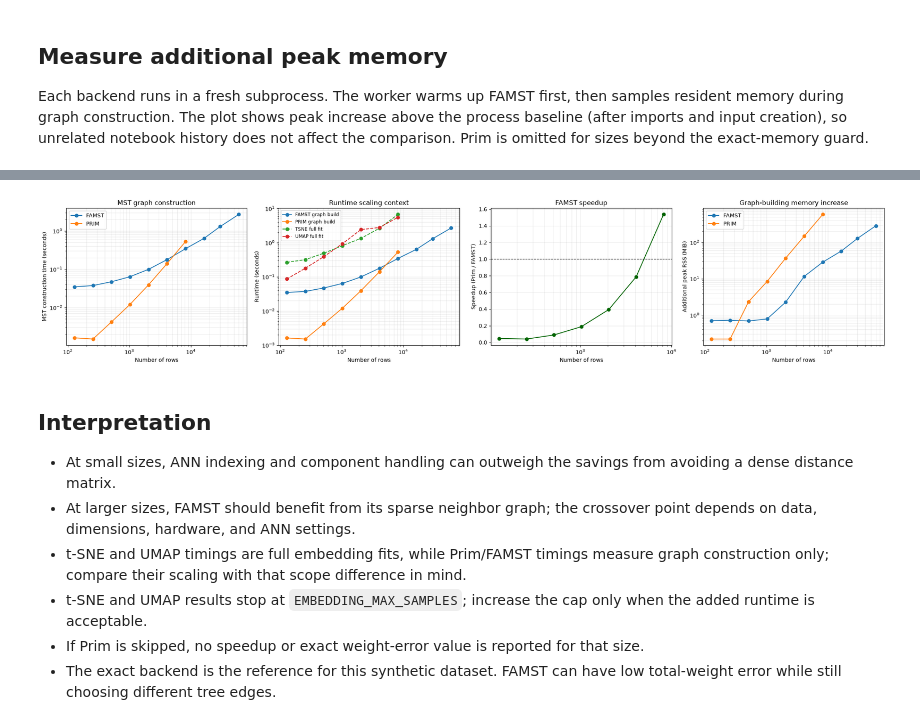
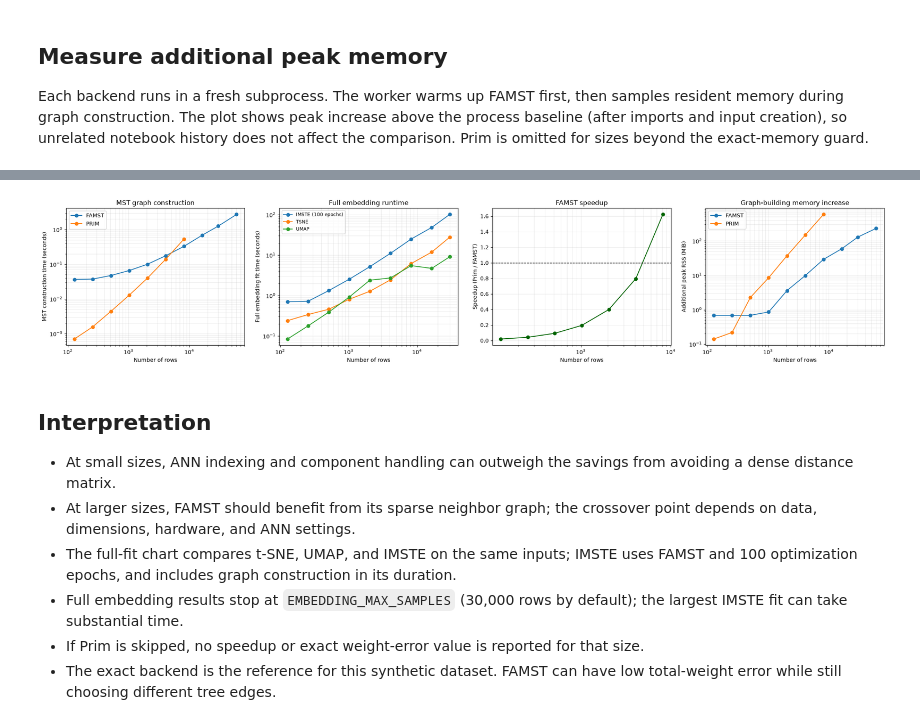
Before and after one commit to fabriziocosta/mst_embedding, a Jupyter notebook: notebooks/mst_scaling_benchmark.ipynb, the cells around one changed output, grey strips where cells are left out. Drawn from its saved outputs; the diff is of its cells as text; code cells hidden in the pictures.

```diff
--- a/notebooks/mst_scaling_benchmark.ipynb
+++ b/notebooks/mst_scaling_benchmark.ipynb
@@ -63,9 +64,11 @@ REPEATS = 2
 DATA_SEED = 42
 BENCHMARK_SEED = 123
 EXACT_MEMORY_BUDGET_GB = 1.0
-EMBEDDING_MAX_SAMPLES = 8_192
+EMBEDDING_MAX_SAMPLES = 30_000
 TSNE_ITERATIONS = 1_000
 UMAP_NEIGHBORS = 15
+IMSTE_MSTS = 15
+IMSTE_EPOCHS = 100
 
 TSNE_ITERATION_PARAMETER = (
     'max_iter' if 'max_iter' in signature(TSNE).parameters else 'n_iter'
@@ -211,20 +218,32 @@ for n_samples in SAMPLE_SIZES:
         size=(n_samples, N_FEATURES)
     )
 
-    for method in ('tsne', 'umap'):
+    for method in ('tsne', 'umap', 'imste'):
         durations = []
         for repeat in range(REPEATS):
             seed = BENCHMARK_SEED + repeat
             started = perf_counter()
             if method == 'tsne':
                 _ = make_tsne(seed).fit_transform(X)
-            else:
+            elif method == 'umap':
                 _ = umap.UMAP(
                     n_components=2,
                     n_neighbors=UMAP_NEIGHBORS,
                     random_state=seed,
                     n_jobs=1,
-                ).fit(X)
+                ).fit_transform(X)
+            else:
+                _ = IteratedMinimumSpanningTreeEmbedder(
+                    n_components=2,
+                    n_msts=IMSTE_MSTS,
+                    n_epochs=IMSTE_EPOCHS,
+                    random_state=seed,
+                    mst_method='famst',
+                    mst_neighbors=ANN_NEIGHBORS,
+                    mst_inter_component_edges=INTER_COMPONENT_EDGES,
+                    mst_max_neighbors=MAX_ANN_NEIGHBORS,
+                    device='cpu',
+                ).fit_transform(X)
             durations.append(perf_counter() - started)
 
         embedding_records.append({
@@ -371,6 +392,7 @@ embedding_wide = embedding_results.pivot(
 )
 summary['tsne_seconds'] = embedding_wide.get('tsne')
 summary['umap_seconds'] = embedding_wide.get('umap')
+summary['imste_seconds'] = embedding_wide.get('imste')
 memory_wide = memory_results.pivot(index='n_samples', columns='method', values='peak_working_set_mb')
 summary['prim_peak_working_set_mb'] = memory_wide.get('prim')
 summary['famst_peak_working_set_mb'] = memory_wide.get('famst')
@@ -411,48 +433,45 @@ axes[0].set(xscale='log', yscale='log', xlabel='Number of rows',
             ylabel='MST construction time (seconds)',
             title='MST graph construction')
 axes[0].grid(True, which='both', alpha=0.25)
 axes[0].legend()
 
-for method, group in results.groupby('method'):
+for method, group in embedding_results.groupby('method'):
+    label = 'IMSTE (100 epochs)' if method == 'imste' else method.upper()
     axes[1].plot(
         group['n_samples'], group['median_seconds'],
-        marker='o', label=f'{method.upper()} graph build',
-    )
-for method, group in embedding_results.groupby('method'):
-    axes[1].plot(
-        group['n_samples'], group['median_seconds'],
-        marker='o', linestyle='--', label=f'{method.upper()} full fit',
+        marker='o', label=label,
     )
 axes[1].set(xscale='log', yscale='log', xlabel='Number of rows',
-            ylabel='Runtime (seconds)', title='Runtime scaling context')
+            ylabel='Full embedding fit time (seconds)',
+            title='Full embedding runtime')
 axes[1].grid(True, which='both', alpha=0.25)
 axes[1].legend(fontsize='small')
 
 available_speedups = summary['speedup_prim_over_famst'].dropna()
 axes[2].plot(available_speedups.index, available_speedups,
              marker='o', color='darkgreen')
 axes[2].axhline(1, color='black', linewidth=1, linestyle='--')
 axes[2].set(xscale='log', xlabel='Number of rows',
             ylabel='Speedup (Prim / FAMST)', title='FAMST speedup')
 axes[2].grid(True, which='both', alpha=0.25)
 for method, group in memory_results.groupby('method'):
     axes[3].plot(group['n_samples'], group['peak_working_set_mb'],
                  marker='o', label=method.upper())
 axes[3].set(xscale='log', yscale='log', xlabel='Number of rows',
             ylabel='Additional peak RSS (MiB)',
             title='Graph-building memory increase')
 axes[3].grid(True, which='both', alpha=0.25)
 axes[3].legend()
 plt.tight_layout()
 plt.show()
 # %% [output]
-[figure, old version]
+[figure, new version]
 # %% [markdown]
 ## Interpretation
 
 - At small sizes, ANN indexing and component handling can outweigh the savings from avoiding a dense distance matrix.
 - At larger sizes, FAMST should benefit from its sparse neighbor graph; the crossover point depends on data, dimensions, hardware, and ANN settings.
-- t-SNE and UMAP timings are full embedding fits, while Prim/FAMST timings measure graph construction only; compare their scaling with that scope difference in mind.
-- t-SNE and UMAP results stop at `EMBEDDING_MAX_SAMPLES`; increase the cap only when the added runtime is acceptable.
+- The full-fit chart compares t-SNE, UMAP, and IMSTE on the same inputs; IMSTE uses FAMST and 100 optimization epochs, and includes graph construction in its duration.
+- Full embedding results stop at `EMBEDDING_MAX_SAMPLES` (30,000 rows by default); the largest IMSTE fit can take substantial time.
 - If Prim is skipped, no speedup or exact weight-error value is reported for that size.
 - The exact backend is the reference for this synthetic dataset. FAMST can have low total-weight error while still choosing different tree edges.
```
Also changed, not shown: parts of 11 cells of this notebook, 9 other files.
